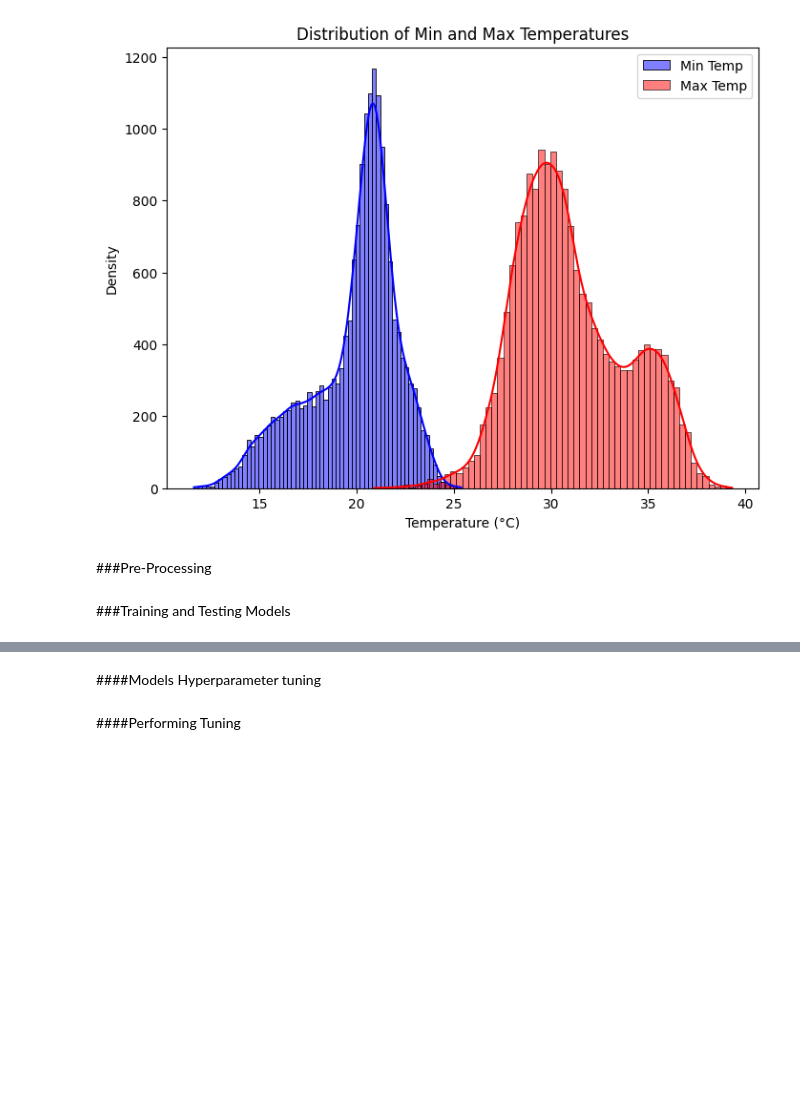
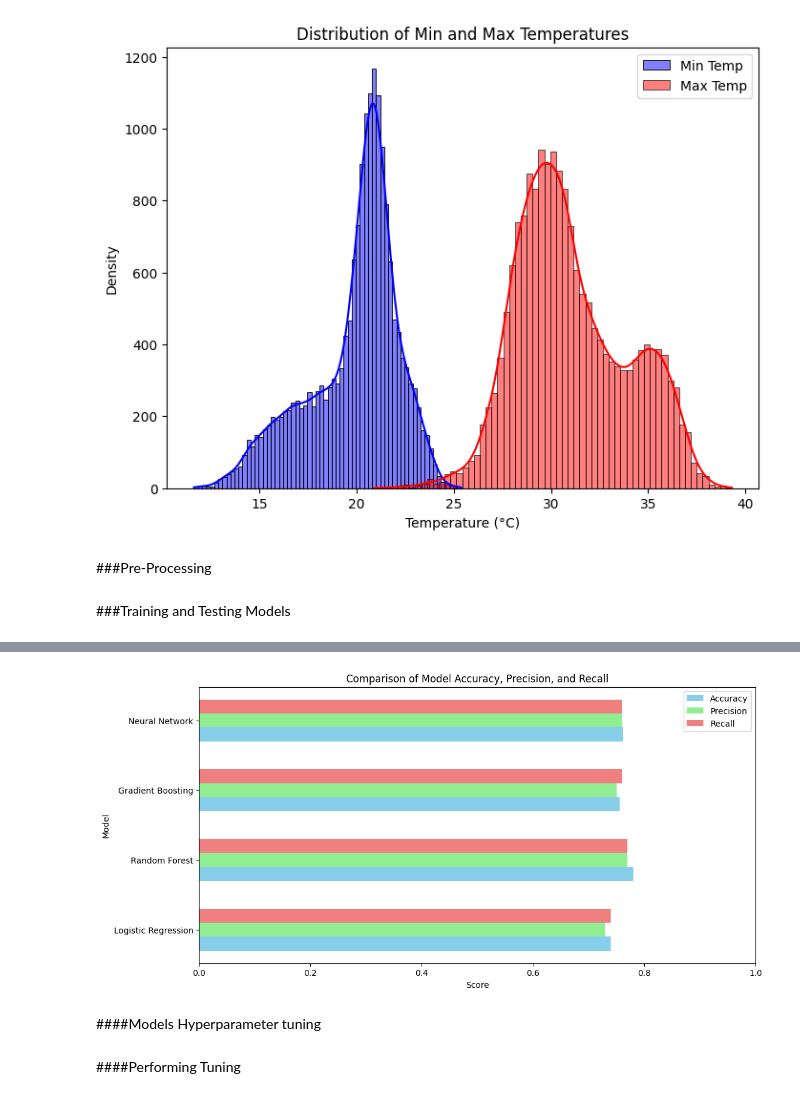
Before and after one commit to harishkodidela/Data-Science-Project, a Jupyter notebook: Precipitation_Pred.ipynb, the cells around one changed output, grey strips where cells are left out. Drawn from its saved outputs; the diff is of its cells as text; code cells hidden in the pictures; blank space fills up the shorter version.

```diff
--- a/Precipitation_Pred.ipynb
+++ b/Precipitation_Pred.ipynb
@@ -416,3 +415,31 @@ Best Model Accuracy: 0.7681159420289855
+# %%
+results = {
+    'Logistic Regression': {'accuracy': 0.7391, 'report': {'weighted avg': {'precision': 0.73, 'recall': 0.74}}},
+    'Random Forest': {'accuracy': 0.7799, 'report': {'weighted avg': {'precision': 0.77, 'recall': 0.77}}},
+    'Gradient Boosting': {'accuracy': 0.7560, 'report': {'weighted avg': {'precision': 0.75, 'recall': 0.76}}},
+    'Neural Network': {'accuracy': 0.7622, 'report': {'weighted avg': {'precision': 0.76, 'recall': 0.76}}},
+}
+
+model_names = list(results.keys())
+accuracies = [results[model]['accuracy'] for model in model_names]
+precisions = [results[model]['report']['weighted avg']['precision'] for model in model_names]
+recalls = [results[model]['report']['weighted avg']['recall'] for model in model_names]
+
+bar_width = 0.2
+index = np.arange(len(model_names))
+plt.figure(figsize=(12, 6))
+plt.barh(index, accuracies, bar_width, label='Accuracy', color='skyblue')
+plt.barh(index + bar_width, precisions, bar_width, label='Precision', color='lightgreen')
+plt.barh(index + 2 * bar_width, recalls, bar_width, label='Recall', color='lightcoral')
+plt.yticks(index + bar_width, model_names)
+plt.xlabel('Score')
+plt.ylabel('Model')
+plt.title('Comparison of Model Accuracy, Precision, and Recall')
+plt.xlim(0, 1)
+plt.legend()
+plt.show()
+# %% [output]
+[figure, added]
 # %% [markdown]
 ####Models Hyperparameter tuning
 # %%
```
Also changed, not shown: parts of 13 cells of this notebook.
